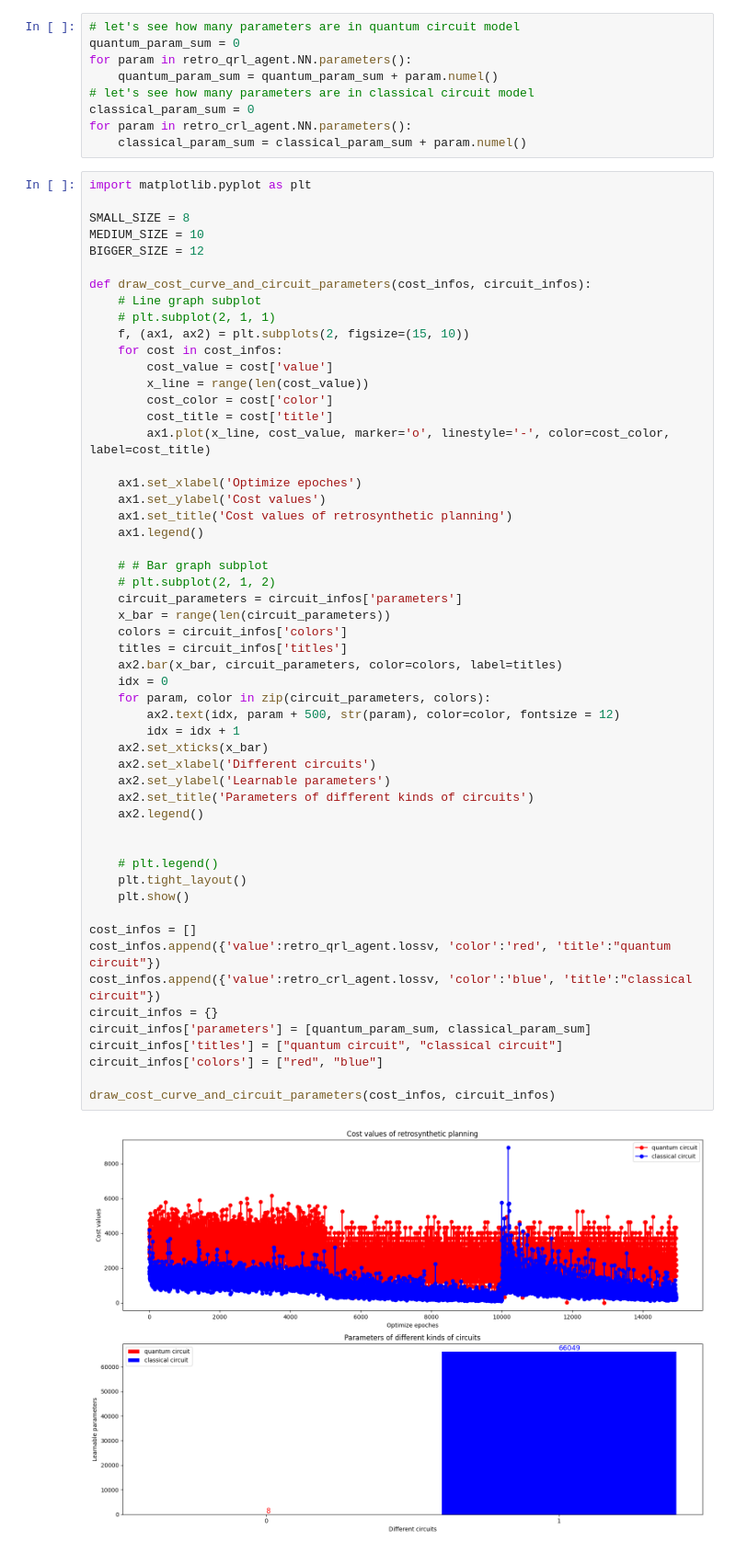
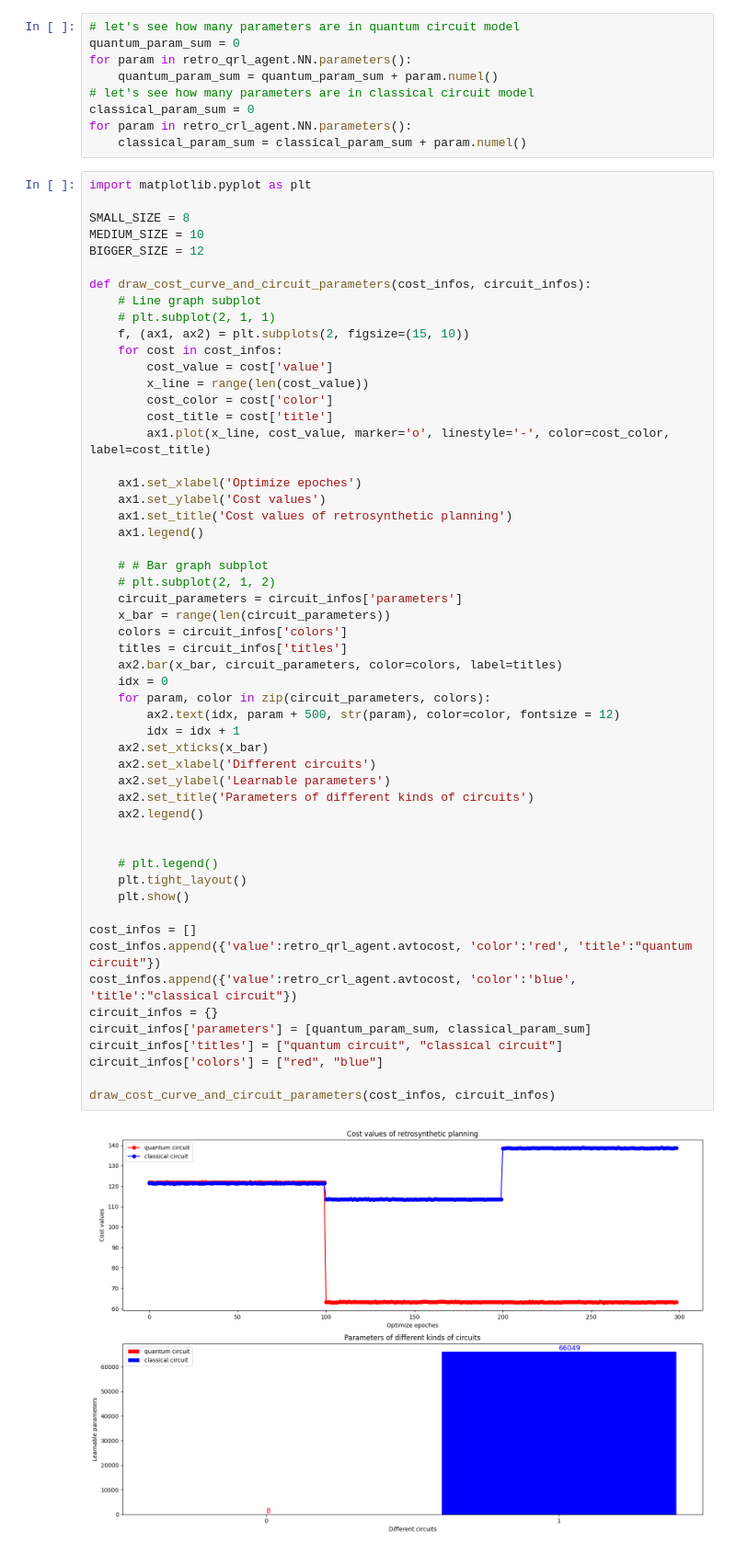
Before and after one commit to amazon-braket/amazon-braket-algorithm-library, a Jupyter notebook: notebooks/industry_applications/healthcare-and-life-sciences/Retrosynthetic_Planning/Retrosynthetic_Planning_Quantum_Reinforcement_Learning.ipynb, the cells around one changed output. Shown: that part at 92% size. Cells and saved outputs as stored; diff of their text form.

```diff
--- a/notebooks/industry_applications/healthcare-and-life-sciences/Retrosynthetic_Planning/Retrosynthetic_Planning_Quantum_Reinforcement_Learning.ipynb
+++ b/notebooks/industry_applications/healthcare-and-life-sciences/Retrosynthetic_Planning/Retrosynthetic_Planning_Quantum_Reinforcement_Learning.ipynb
@@ -347,33 +347,33 @@ def draw_cost_curve_and_circuit_parameters(cost_infos, circuit_infos):
     # # Bar graph subplot
     # plt.subplot(2, 1, 2)
     circuit_parameters = circuit_infos['parameters']
     x_bar = range(len(circuit_parameters))
     colors = circuit_infos['colors']
     titles = circuit_infos['titles']
     ax2.bar(x_bar, circuit_parameters, color=colors, label=titles)
     idx = 0
     for param, color in zip(circuit_parameters, colors):
         ax2.text(idx, param + 500, str(param), color=color, fontsize = 12)
         idx = idx + 1
     ax2.set_xticks(x_bar)
     ax2.set_xlabel('Different circuits')
     ax2.set_ylabel('Learnable parameters')
     ax2.set_title('Parameters of different kinds of circuits')
     ax2.legend()
 
 
     # plt.legend()
     plt.tight_layout()
     plt.show()
 
 cost_infos = []
-cost_infos.append({'value':retro_qrl_agent.lossv, 'color':'red', 'title':"quantum circuit"})
-cost_infos.append({'value':retro_crl_agent.lossv, 'color':'blue', 'title':"classical circuit"})
+cost_infos.append({'value':retro_qrl_agent.avtocost, 'color':'red', 'title':"quantum circuit"})
+cost_infos.append({'value':retro_crl_agent.avtocost, 'color':'blue', 'title':"classical circuit"})
 circuit_infos = {}
 circuit_infos['parameters'] = [quantum_param_sum, classical_param_sum]
 circuit_infos['titles'] = ["quantum circuit", "classical circuit"]
 circuit_infos['colors'] = ["red", "blue"]
 
 draw_cost_curve_and_circuit_parameters(cost_infos, circuit_infos)
 # %% [output]
-[figure, old version]
+[figure, new version]
```
Also changed, not shown: parts of 6 cells of this notebook, 1 other file.
